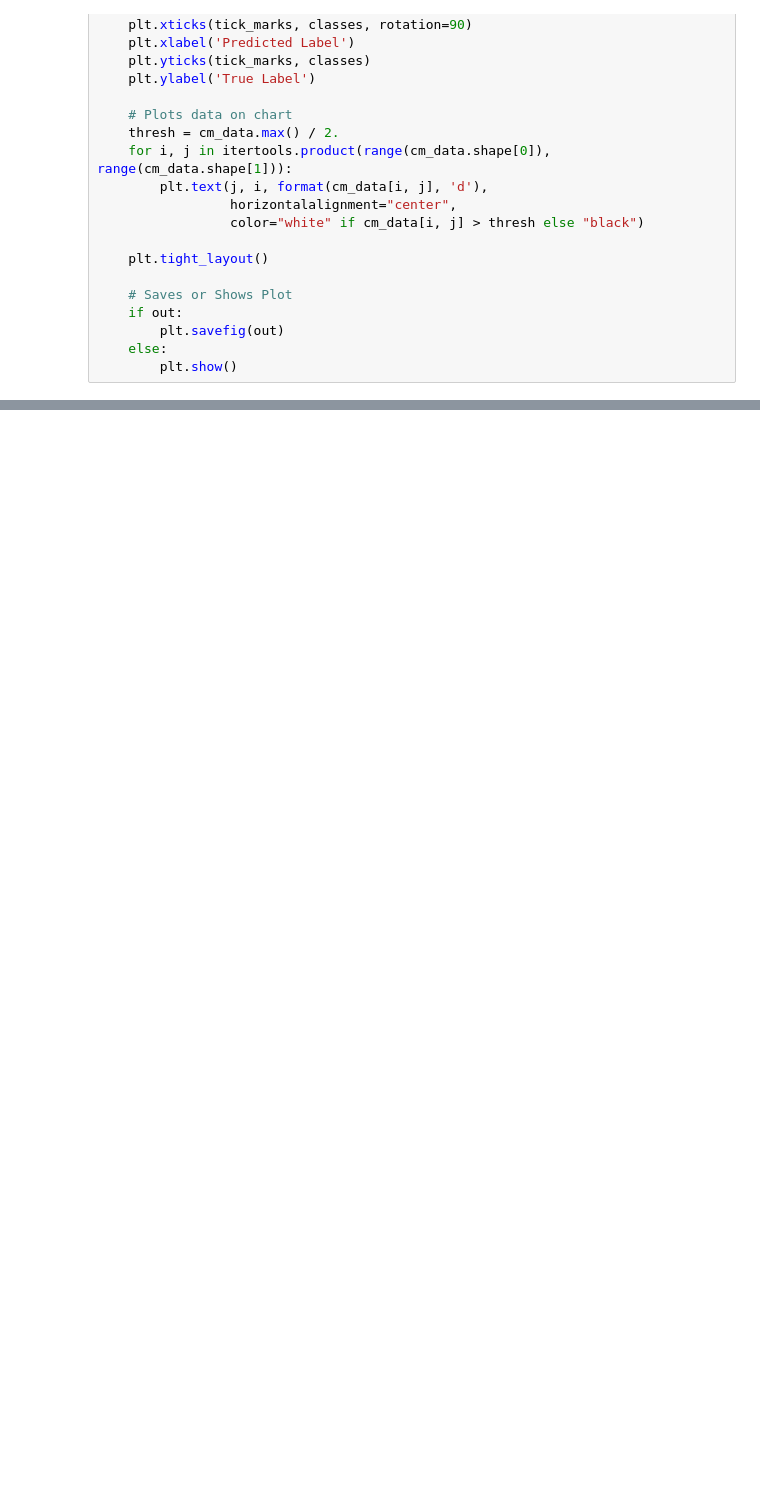
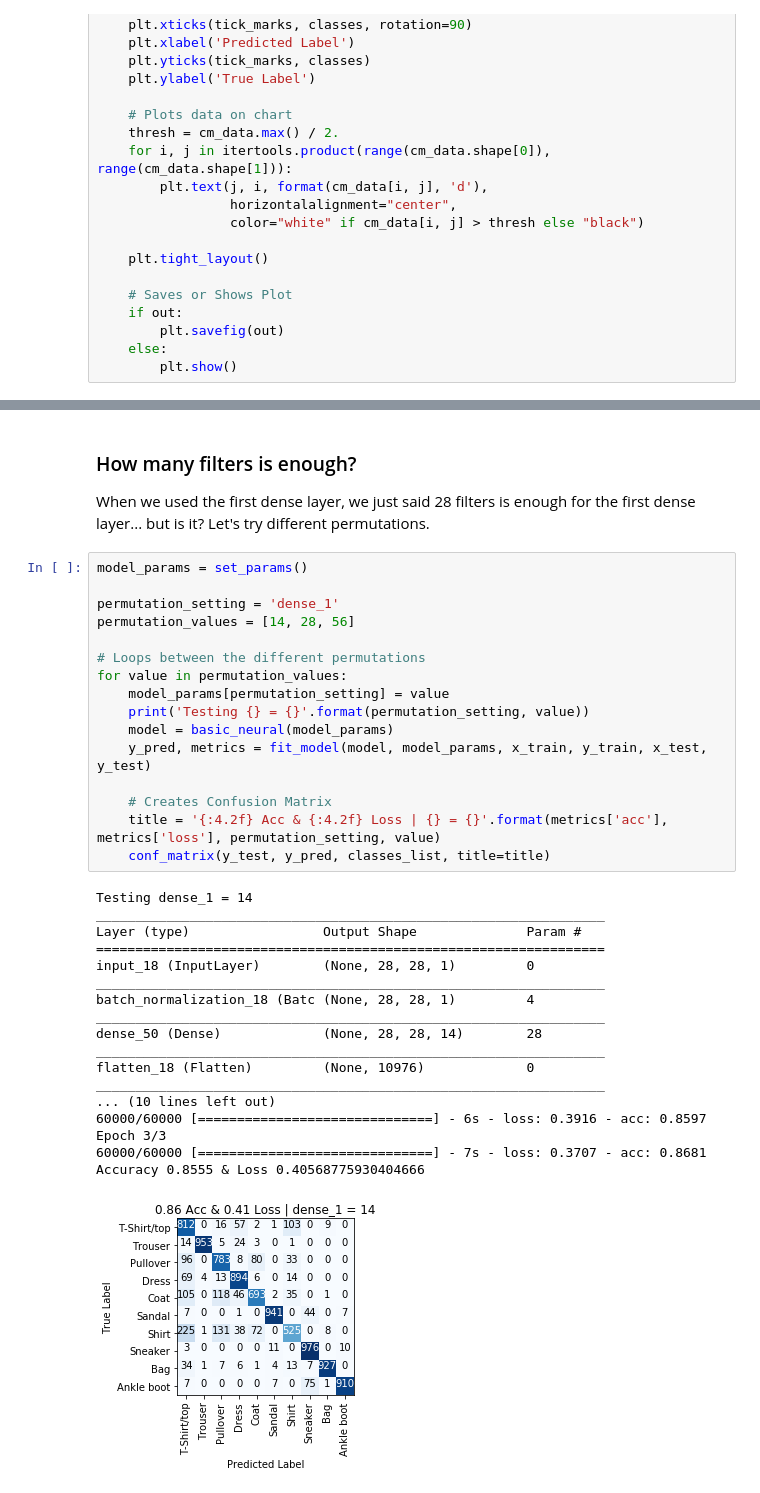
Before and after one commit to mwidjaja1/Neural-Network-Basics, a Jupyter notebook: Keras.ipynb, the cells around one changed output, grey strips where cells are left out. Drawn from its saved outputs; the diff is of its cells as text; blank space fills up the shorter version.

```diff
--- a/Keras.ipynb
+++ b/Keras.ipynb
@@ -331,0 +339,38 @@ conf_matrix(y_test, y_pred, classes_list, title='Confusion Matrix')
+# %% [markdown]
+### How many filters is enough?
+When we used the first dense layer, we just said 28 filters is enough for the first dense layer... but is it? Let's try different permutations.
+# %%
+model_params = set_params()
+
+permutation_setting = 'dense_1'
+permutation_values = [14, 28, 56]
+
+# Loops between the different permutations
+for value in permutation_values:
+    model_params[permutation_setting] = value
+    print('Testing {} = {}'.format(permutation_setting, value))
+    model = basic_neural(model_params)
+    y_pred, metrics = fit_model(model, model_params, x_train, y_train, x_test, y_test)
+
+    # Creates Confusion Matrix
+    title = '{:4.2f} Acc & {:4.2f} Loss | {} = {}'.format(metrics['acc'], metrics['loss'], permutation_setting, value)
+    conf_matrix(y_test, y_pred, classes_list, title=title)
+# %% [output]
+Testing dense_1 = 14
+_________________________________________________________________
+Layer (type)                 Output Shape              Param #
+=================================================================
+input_18 (InputLayer)        (None, 28, 28, 1)         0
+_________________________________________________________________
+batch_normalization_18 (Batc (None, 28, 28, 1)         4
+_________________________________________________________________
+dense_50 (Dense)             (None, 28, 28, 14)        28
+_________________________________________________________________
+flatten_18 (Flatten)         (None, 10976)             0
+_________________________________________________________________
+... (10 lines left out)
+60000/60000 [==============================] - 6s - loss: 0.3916 - acc: 0.8597
+Epoch 3/3
+60000/60000 [==============================] - 7s - loss: 0.3707 - acc: 0.8681
+Accuracy 0.8555 & Loss 0.40568775930404666
+[figure, added]
```
Also changed, not shown: parts of 9 cells of this notebook, 2 other files.
